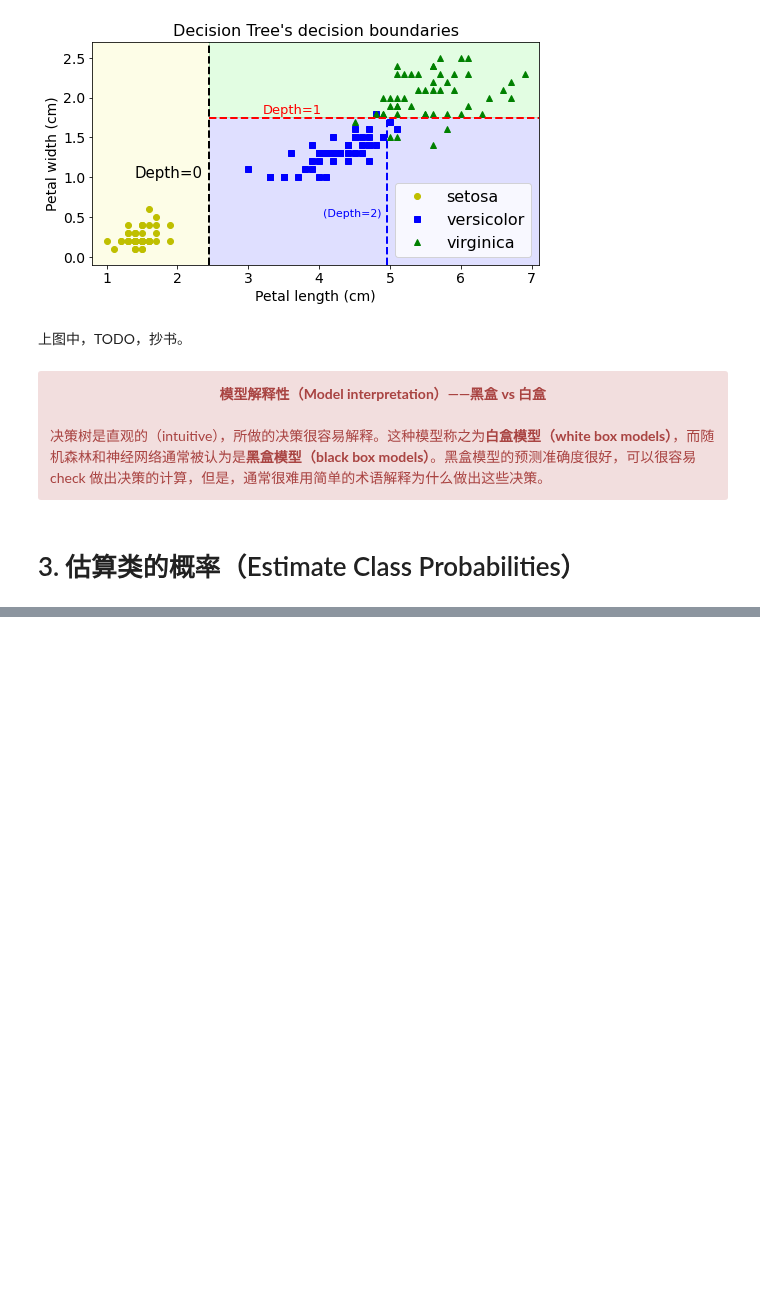
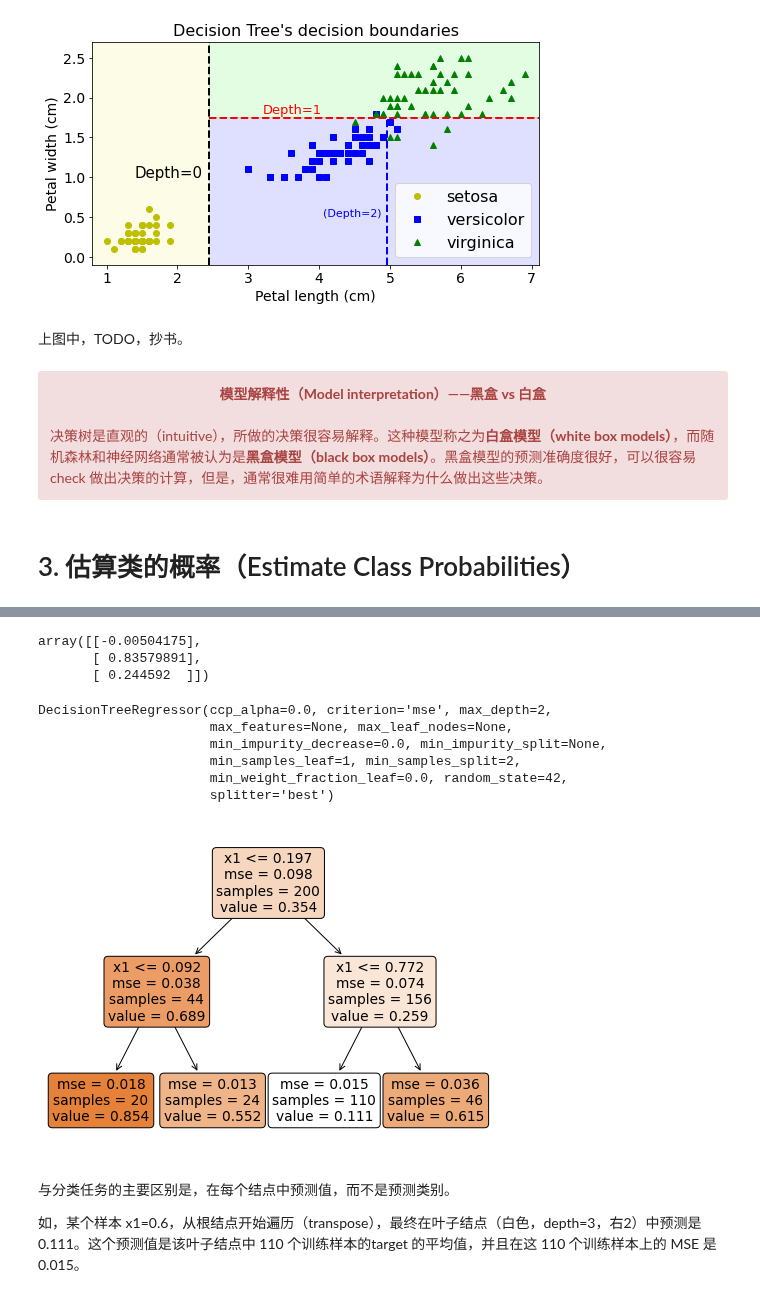
Before and after one commit to libingallin/handson_ml_2nd, a Jupyter notebook: chap06_decision_trees/chap06_decision_trees.ipynb, the cells around one changed output, grey strips where cells are left out. Drawn from its saved outputs; the diff is of its cells as text; code cells hidden in the pictures; blank space fills up the shorter version.

```diff
--- a/chap06_decision_trees/chap06_decision_trees.ipynb
+++ b/chap06_decision_trees/chap06_decision_trees.ipynb
@@ -257,0 +389,14 @@ plt.show()
+# %%
+# Quadratic training set + noise
+np.random.seed(42)
+m = 200
+X_reg = np.random.rand(m, 1)
+y_reg = 4 * (X_reg - 0.5) ** 2
+y_reg = y_reg + np.random.randn(m, 1) / 10
+# %%
+# float point values instead of integer values
+y_reg[:3]
+# %% [output]
+array([[-0.00504175],
+       [ 0.83579891],
+       [ 0.244592  ]])
@@ -257,0 +405,26 @@ plt.show()
+# %%
+tree_reg = DecisionTreeRegressor(
+    criterion='mse',   # default
+    max_depth=2, random_state=42)
+tree_reg.fit(X_reg, y_reg)
+# %% [output]
+DecisionTreeRegressor(ccp_alpha=0.0, criterion='mse', max_depth=2,
+                      max_features=None, max_leaf_nodes=None,
+                      min_impurity_decrease=0.0, min_impurity_split=None,
+                      min_samples_leaf=1, min_samples_split=2,
+                      min_weight_fraction_leaf=0.0, random_state=42,
+                      splitter='best')
+# %%
+plt.figure(figsize=(8, 6))
+plot_tree(
+    tree_reg,
+    feature_names=['x1'],
+    filled=True,
+    rounded=True)
+plt.show()
+# %% [output]
+[figure, added]
+# %% [markdown]
+与分类任务的主要区别是，在每个结点中预测值，而不是预测类别。
+
+如，某个样本 x1=0.6，从根结点开始遍历（transpose），最终在叶子结点（白色，depth=3，右2）中预测是 0.111。这个预测值是该叶子结点中 110 个训练样本的target 的平均值，并且在这 110 个训练样本上的 MSE 是 0.015。
```
Also changed, not shown: parts of 30 cells of this notebook.
